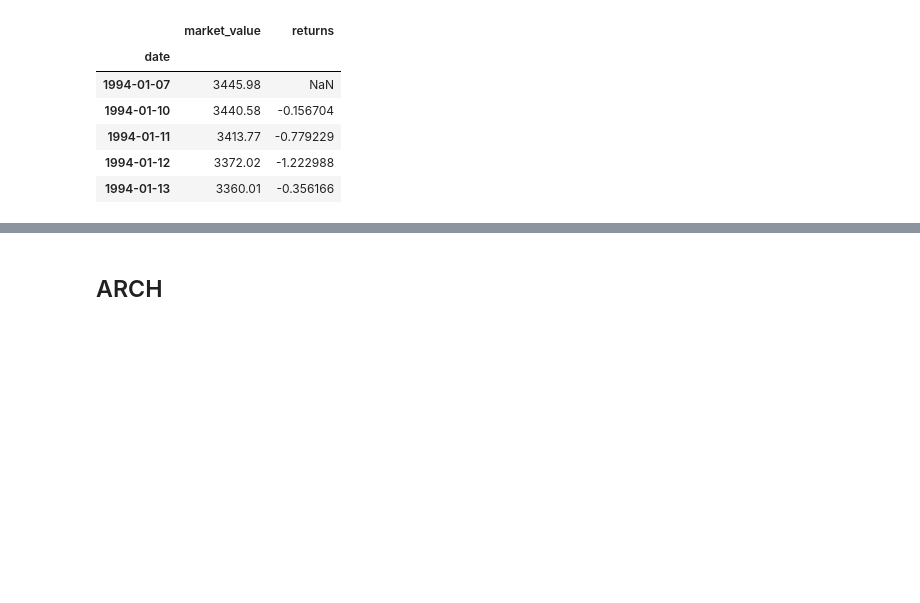
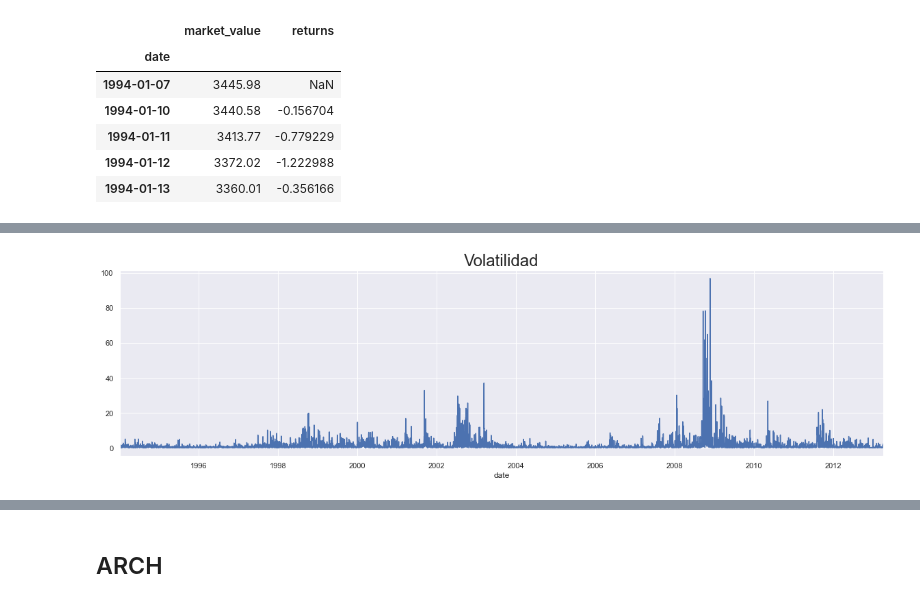
Before and after one commit to Adipiz/SeriesTemporales, a Jupyter notebook: Temas/8.0 ARCH/ARCH Simple.ipynb, the cells around one changed output, grey strips where cells are left out. Drawn from its saved outputs; the diff is of its cells as text; code cells hidden in the pictures; blank space fills up the shorter version.

```diff
--- a/Temas/8.0 ARCH/ARCH Simple.ipynb
+++ b/Temas/8.0 ARCH/ARCH Simple.ipynb
@@ -123,0 +156,6 @@ df.head()
+# %%
+df.sq_returns.plot(figsize =(20,5))
+plt.title("Volatilidad", size = 24)
+plt.show()
+# %% [output]
+[figure, added]
```
Also changed, not shown: parts of 15 cells of this notebook.
